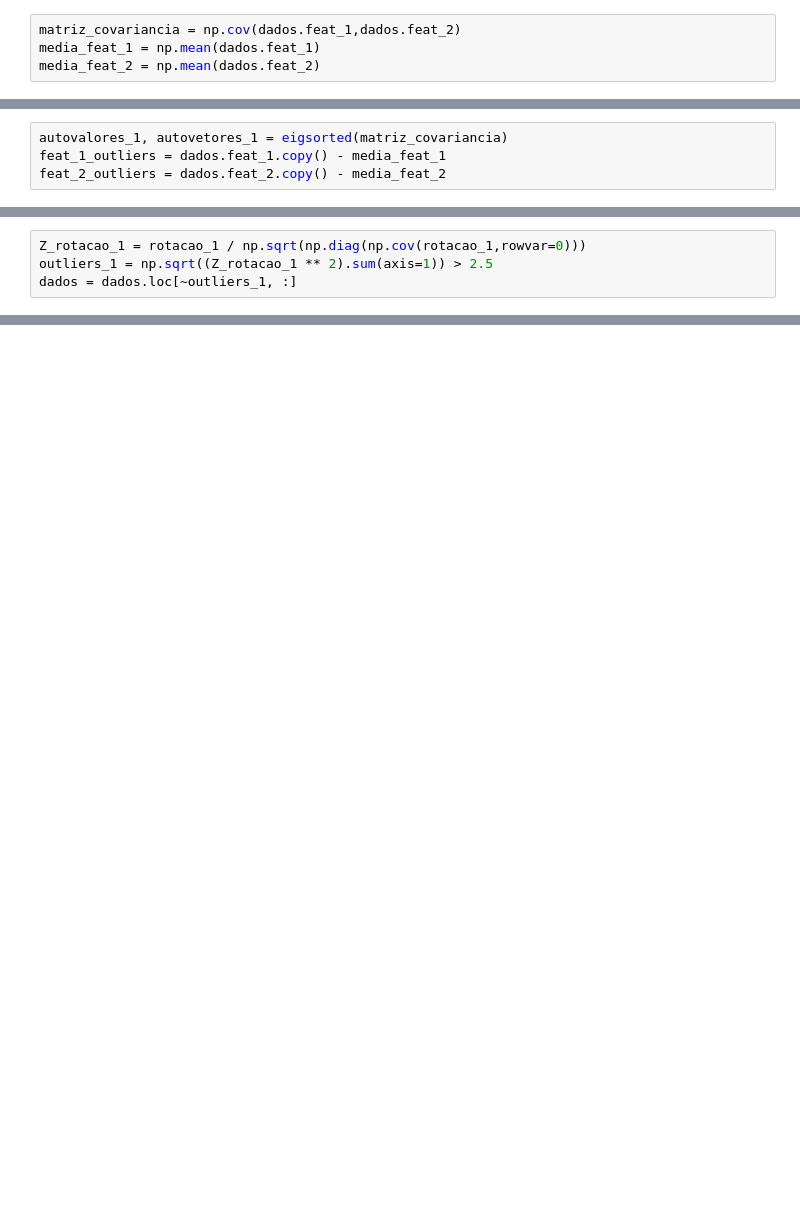
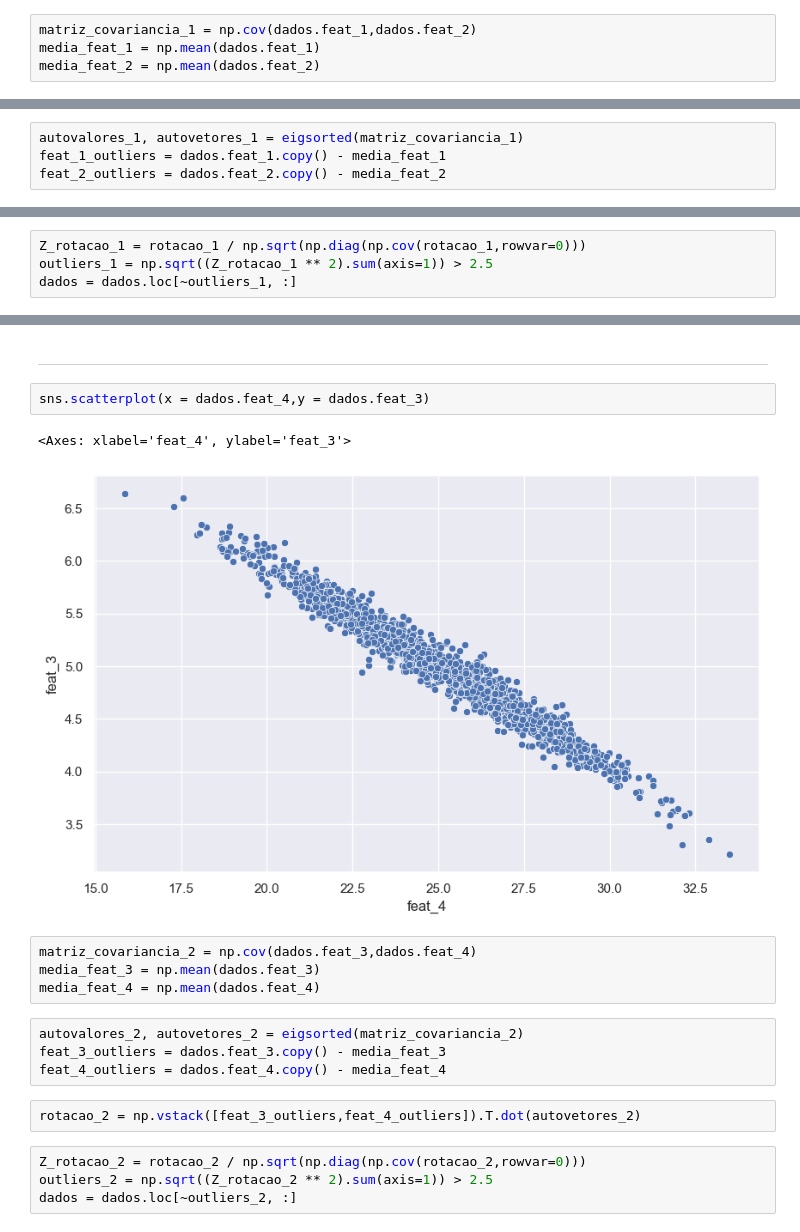
Before and after one commit to victorwasz/datamining-utfpr-2023, a Jupyter notebook: aula_2_e_3/Copia_exercicio_01.ipynb, the cells around one changed output, grey strips where cells are left out. Drawn from its saved outputs; the diff is of its cells as text; blank space fills up the shorter version.

```diff
--- a/aula_2_e_3/Copia_exercicio_01.ipynb
+++ b/aula_2_e_3/Copia_exercicio_01.ipynb
@@ -468,7 +468,7 @@ sns.scatterplot(x = dados.feat_2,y = dados.feat_1)
 <Axes: xlabel='feat_2', ylabel='feat_1'>
 [figure]
 # %%
-matriz_covariancia = np.cov(dados.feat_1,dados.feat_2)
+matriz_covariancia_1 = np.cov(dados.feat_1,dados.feat_2)
 media_feat_1 = np.mean(dados.feat_1)
 media_feat_2 = np.mean(dados.feat_2)
 # %%
@@ -484,7 +484,7 @@ def eigsorted(cov):
     order = vals.argsort()[::-1]
     return vals[order], vecs[:,order]
 # %%
-autovalores_1, autovetores_1 = eigsorted(matriz_covariancia)
+autovalores_1, autovetores_1 = eigsorted(matriz_covariancia_1)
 feat_1_outliers = dados.feat_1.copy() - media_feat_1
 feat_2_outliers = dados.feat_2.copy() - media_feat_2
 # %%
@@ -503,3 +498,24 @@ sns.scatterplot(x=dados.feat_2,y=dados.feat_1)
 # %% [output]
 <Axes: xlabel='feat_2', ylabel='feat_1'>
 [figure]
+# %% [markdown]
+--------
+# %%
+sns.scatterplot(x = dados.feat_4,y = dados.feat_3)
+# %% [output]
+<Axes: xlabel='feat_4', ylabel='feat_3'>
+[figure, added]
+# %%
+matriz_covariancia_2 = np.cov(dados.feat_3,dados.feat_4)
+media_feat_3 = np.mean(dados.feat_3)
+media_feat_4 = np.mean(dados.feat_4)
+# %%
+autovalores_2, autovetores_2 = eigsorted(matriz_covariancia_2)
+feat_3_outliers = dados.feat_3.copy() - media_feat_3
+feat_4_outliers = dados.feat_4.copy() - media_feat_4
+# %%
+rotacao_2 = np.vstack([feat_3_outliers,feat_4_outliers]).T.dot(autovetores_2)
+# %%
+Z_rotacao_2 = rotacao_2 / np.sqrt(np.diag(np.cov(rotacao_2,rowvar=0)))
+outliers_2 = np.sqrt((Z_rotacao_2 ** 2).sum(axis=1)) > 2.5
+dados = dados.loc[~outliers_2, :]
```
Also changed, not shown: parts of 5 cells of this notebook.
